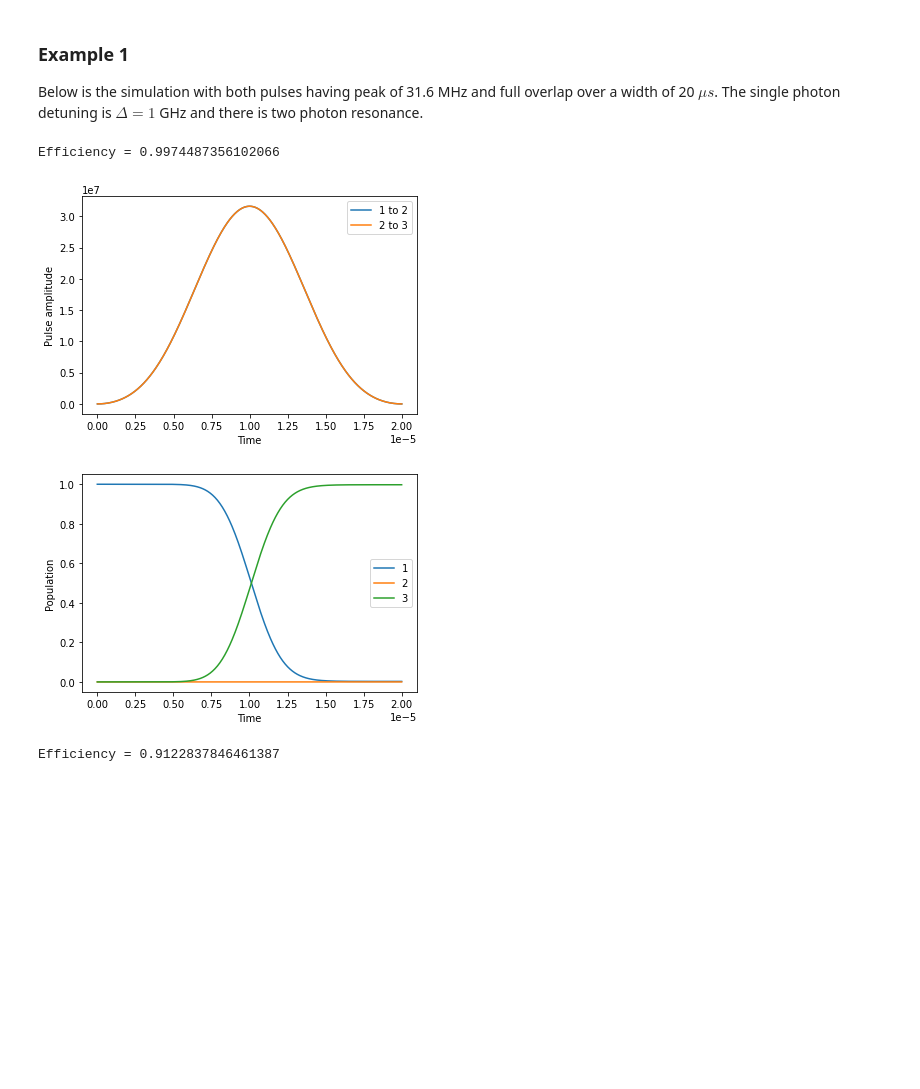
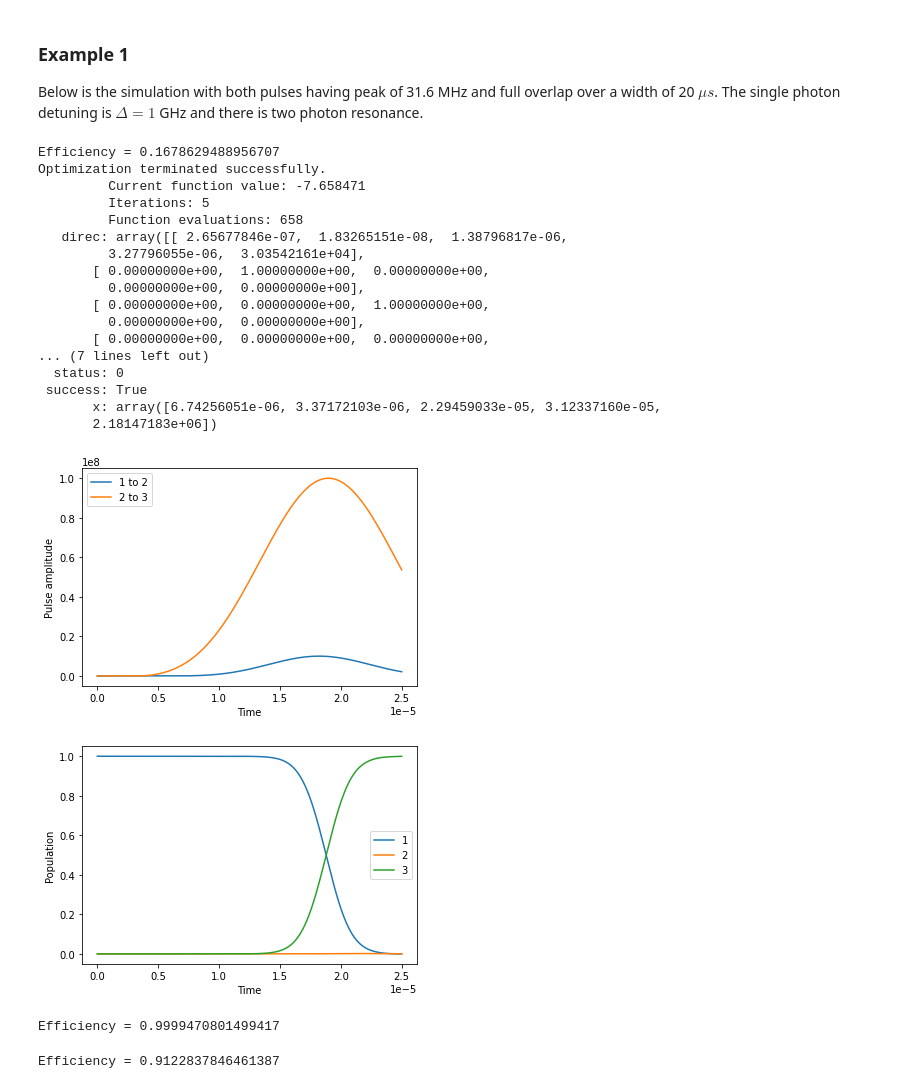
Before and after one commit to mahadevans2432/Quantum-Optics, a Jupyter notebook: STIRAP-nlevel.ipynb, the cells around one changed output. Drawn from its saved outputs; the diff is of its cells as text; code cells hidden in the pictures; blank space fills up the shorter version.

```diff
--- a/STIRAP-nlevel.ipynb
+++ b/STIRAP-nlevel.ipynb
@@ -62,10 +62,13 @@ class N_STIRAP():
         return self._final_result()[2]
 
     def _neg_eff(self,x):
-        self.tS2 = x[0]*self.T
-        self.tP1 = x[1]*self.T
-        self.delta = x[2]/self.T
-        return -1*self.efficiency_of_guess()
+        self.t = np.array(x[0:self.n-1])
+        self.W = np.array(x[self.n-1:-1])
+        self.Delta[-1] = x[-1] + self.Delta[-1].imag
+        result = self._final_result()
+        eff = result[2]
+        mini = min(np.absolute(result[0][0])**2 + np.absolute(result[0][-1])**2)
+        return mini*np.log(1-eff) + eff*np.log(1-mini)
 
     def plot_for_guess(self,plot_pulses=True):
         if plot_pulses:
@@ -92,12 +95,13 @@ class N_STIRAP():
         plt.show()
 
     def scipy_opti_result(self,print_pulse=True,print_results=True):
-        opti = scipy.optimize.minimize(self._neg_eff, x0=np.array([self.tS2,self.tP1,self.delta*self.T]), args=(), method='Powell', #bounds = [(0.1,1),(0,0.9),(-40,40)],
+        opti = scipy.optimize.minimize(self._neg_eff, x0=np.append(np.append(self.t,self.W),[self.Delta[-1].real]), args=(), method='Powell',
                                        options={'xtol': 0.0001, 'ftol': 0.0001, 'maxiter': 10, 'disp': True})
         if print_results:
             print(opti)
-        self.tS2 = opti.x[0]*self.T
-        self.tP1 = opti.x[1]*self.T
+        self.t = np.array(opti.x[0:self.n-1])
+        self.W = np.array(opti.x[self.n-1:-1])
+        self.delta = opti.x[-1]
         if print_pulse:
             self.plot_for_guess()
 # %% [markdown]
@@ -109,13 +113,31 @@ h = 6.626*(10**(-34))
 hfs = 6.834673617*(10**9)
 F_3 = 3.845*(10**14)
 # %%
-try_1 = N_STIRAP(n=3,Omega=[31.6*10**6,31.6*10**6],E=[0,hfs,F_3],T=20*10**(-6),t=[0,0],W=[1,1],Delta=[10**9,0],Gamma=[0*10**6,0],nsteps=500)
+try_1 = N_STIRAP(n=3,Omega=[10*10**6,100*10**6],E=[0,hfs,F_3],T=2.5*10**(-5),t=[0,0.14],W=[0.8,1],Delta=[10**9,2.088*10**6],Gamma=[0*10**6,0],nsteps=500)
 print("Efficiency = "+str(try_1.efficiency_of_guess()))
-try_1.plot_for_guess()
+try_1.scipy_opti_result()
+print("Efficiency = "+str(try_2.efficiency_of_guess()))
 # %% [output]
-Efficiency = 0.9974487356102066
+Efficiency = 0.1678629488956707
+Optimization terminated successfully.
+         Current function value: -7.658471
+         Iterations: 5
+         Function evaluations: 658
+   direc: array([[ 2.65677846e-07,  1.83265151e-08,  1.38796817e-06,
+         3.27796055e-06,  3.03542161e+04],
+       [ 0.00000000e+00,  1.00000000e+00,  0.00000000e+00,
+         0.00000000e+00,  0.00000000e+00],
+       [ 0.00000000e+00,  0.00000000e+00,  1.00000000e+00,
+         0.00000000e+00,  0.00000000e+00],
+       [ 0.00000000e+00,  0.00000000e+00,  0.00000000e+00,
+... (7 lines left out)
+  status: 0
+ success: True
+       x: array([6.74256051e-06, 3.37172103e-06, 2.29459033e-05, 3.12337160e-05,
+       2.18147183e+06])
-[figure, old version]
+[figure, new version]
-[figure, old version]
+[figure, new version]
+Efficiency = 0.9999470801499417
 # %%
 try_2 = N_STIRAP(n=4,Omega=[20,20,20],E=[0,5,10,15],T=10,t=[0.2,0.1,0],W=[0.8,0.8,0.8],Delta=[0,0,0],Gamma=[0,0,0],nsteps=500)
 print("Efficiency = "+str(try_2.efficiency_of_guess()))
```
Also changed, not shown: parts of 2 cells of this notebook, 1 other file.
